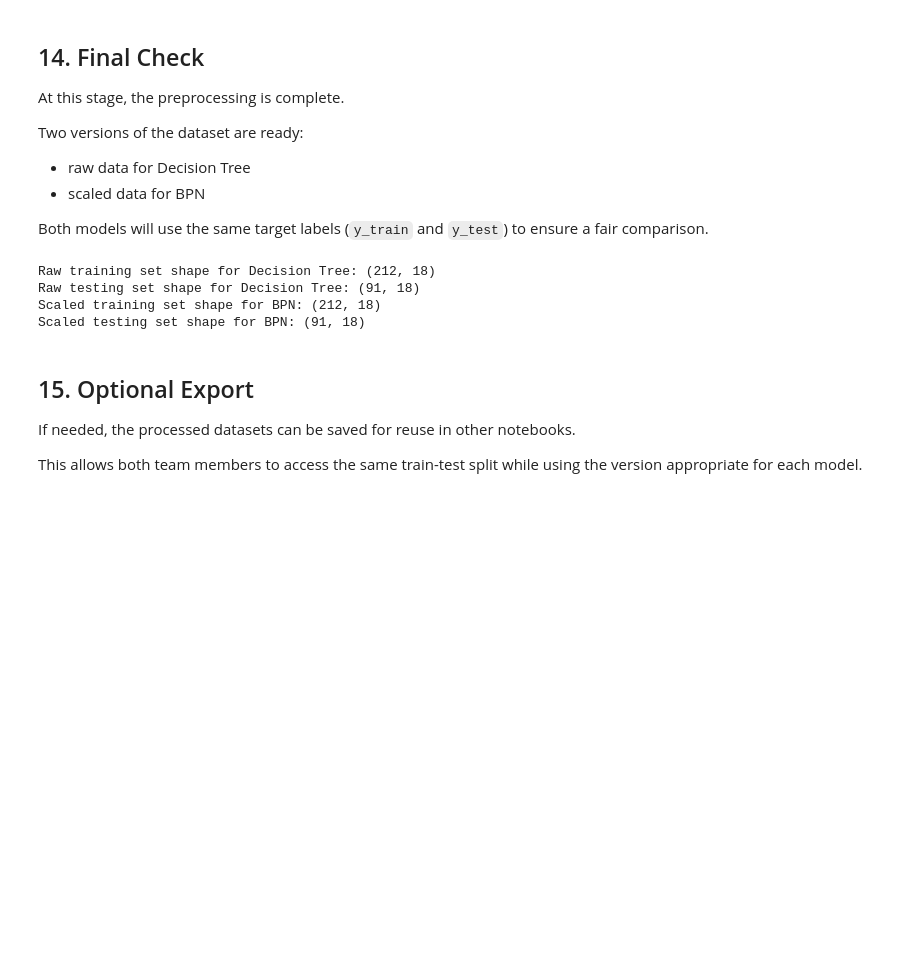
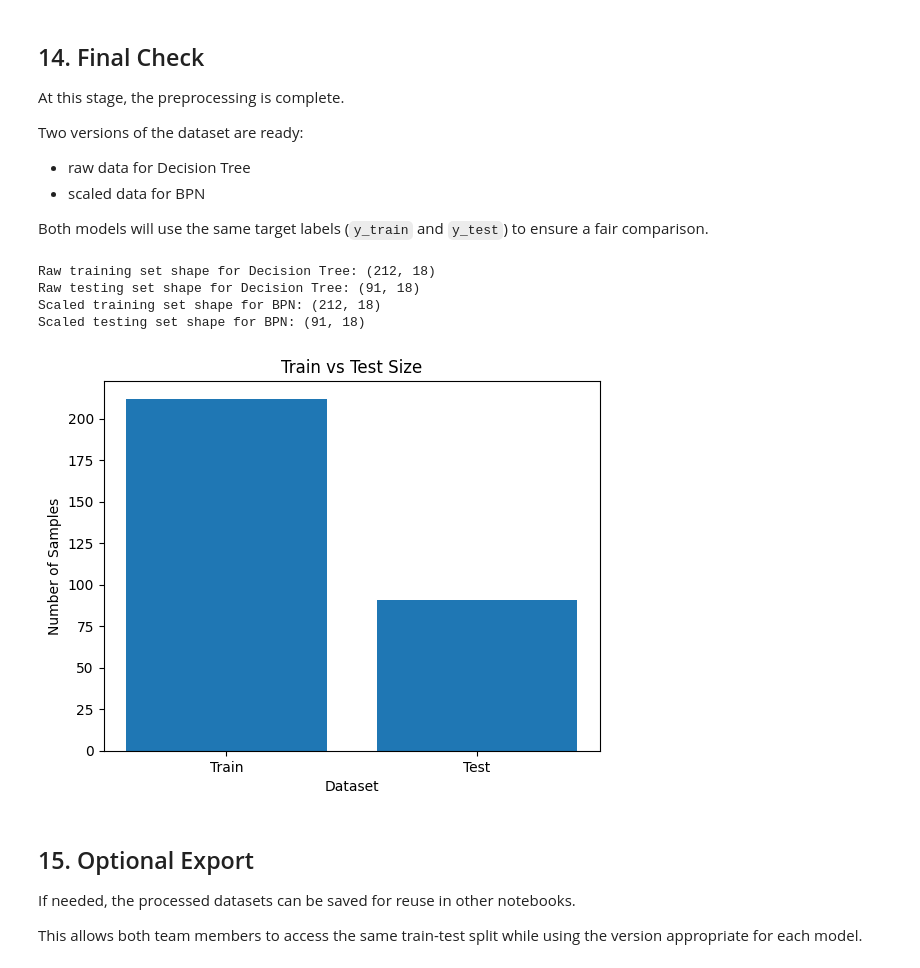
Before and after one commit to userrrcv/Data-Mining-, a Jupyter notebook: Homework1/Preprocessing/PreProcessing.ipynb, the cells around one changed output. Cells and saved outputs as stored; diff of their text form; code cells hidden in the pictures; blank space fills up the shorter version.

```diff
--- a/Homework1/Preprocessing/PreProcessing.ipynb
+++ b/Homework1/Preprocessing/PreProcessing.ipynb
@@ -363,6 +363,26 @@ Raw training set shape for Decision Tree: (212, 18)
 Raw testing set shape for Decision Tree: (91, 18)
 Scaled training set shape for BPN: (212, 18)
 Scaled testing set shape for BPN: (91, 18)
+# %%
+import matplotlib.pyplot as plt
+
+# Sizes
+train_size = X_train_raw.shape[0]
+test_size = X_test_raw.shape[0]
+
+# Labels and values
+labels = ['Train', 'Test']
+values = [train_size, test_size]
+
+# Plot
+plt.figure()
+plt.bar(labels, values)
+plt.title("Train vs Test Size")
+plt.xlabel("Dataset")
+plt.ylabel("Number of Samples")
+plt.show()
+# %% [output]
+[figure, added]
 # %% [markdown]
 ## 15. Optional Export
 
```
